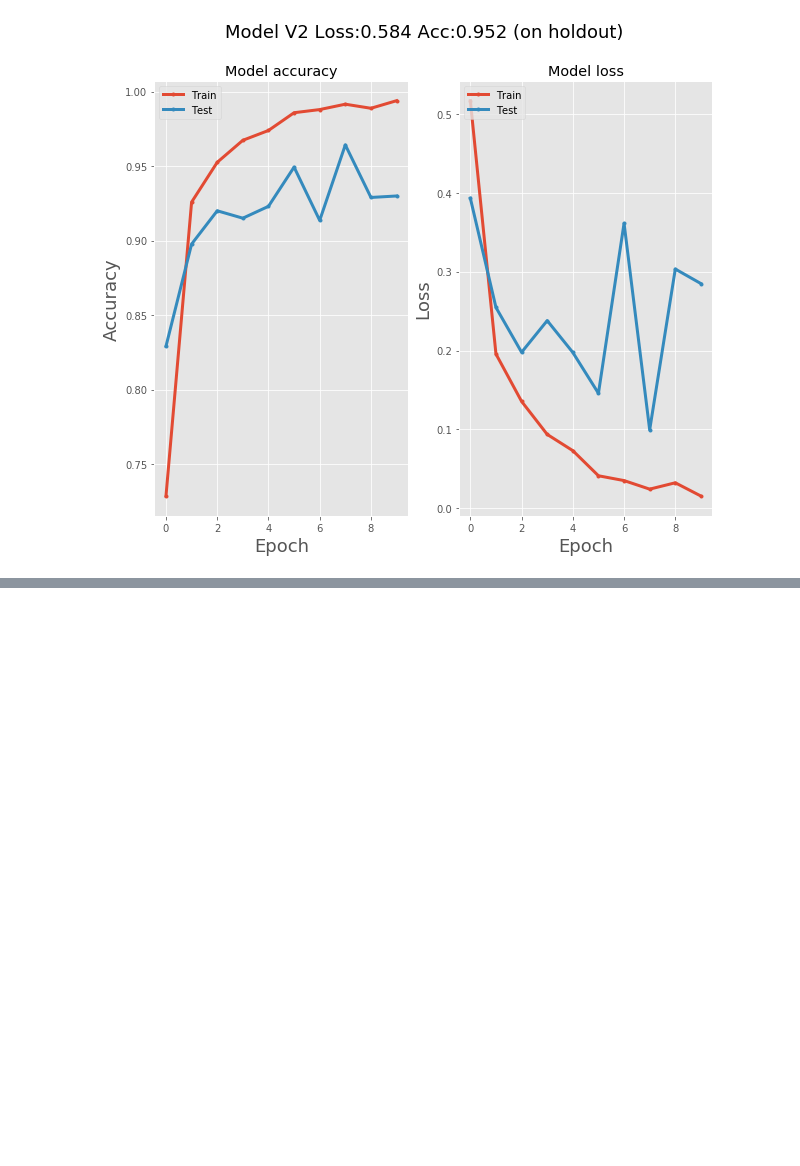
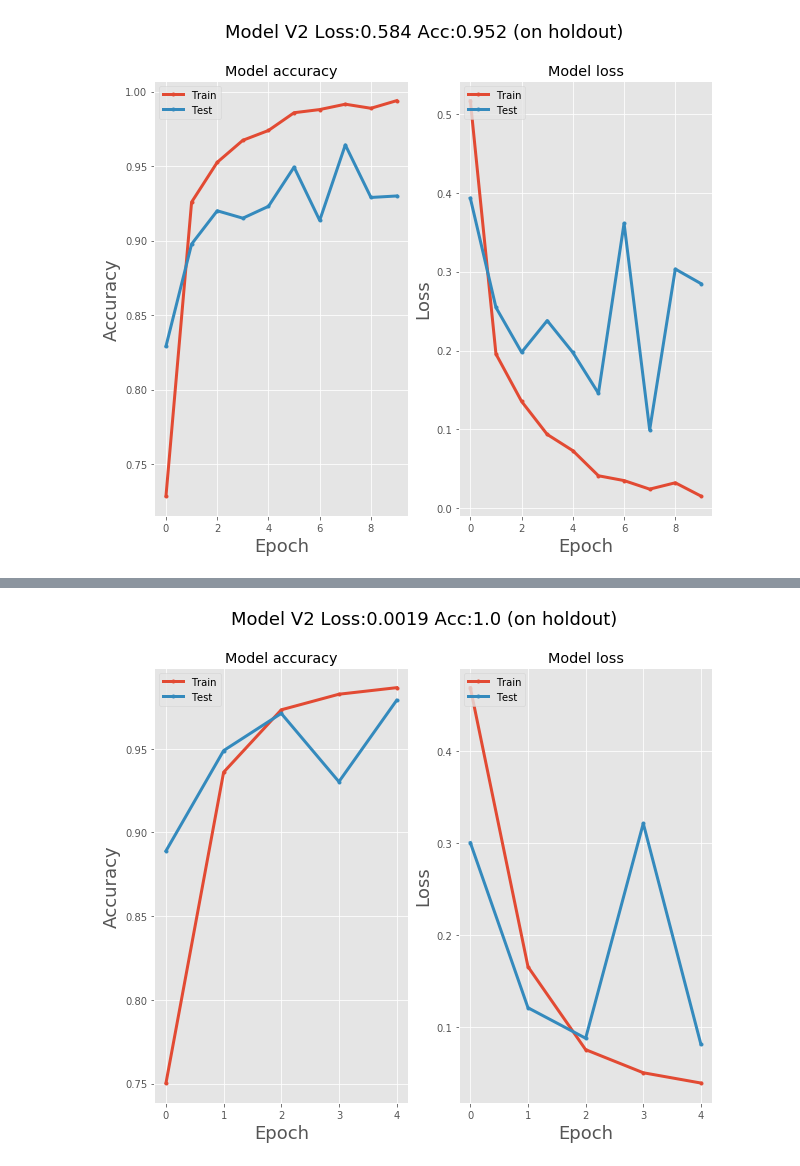
Before and after one commit to ThomasADuffy/Whos-Waldo-Capstone-2, a Jupyter notebook: notebooks/Graphing notebook.ipynb, the cells around one changed output, grey strips where cells are left out. Saved outputs shown, nothing was run; the diff lists cells and outputs as text; code cells hidden in the pictures; blank space fills up the shorter version.

```diff
--- a/notebooks/Graphing notebook.ipynb
+++ b/notebooks/Graphing notebook.ipynb
@@ -23,3 +25,5 @@ df2 = pd.read_csv(os.path.join(MODEL_DIRECTORY,'model_v2_metrics.csv'))
+# %%
+df4 = pd.read_csv(os.path.join(MODEL_DIRECTORY,'model_v4_metrics.csv'))
 # %%
 waldo1 = WaldoCNN(9000, 10, 'data/Keras Generated/Train',
                      'data/Keras Generated/Test',
@@ -42,0 +57,6 @@ Found 21 images belonging to 2 classes.
+# %%
+waldo4 = WaldoCNN(9000, 10, 'data/Keras Generated/New_Train',
+                     'data/Keras Generated/Test',
+                     'data/Keras Generated/Holdout', 2,
+                     load_model=os.path.join(MODEL_DIRECTORY,
+                                             'model_v4.h5'))
@@ -53,0 +84,4 @@ waldoplt2.create_accuracy_loss(os.path.join(IMGS_DIRECTORY,'model_V2_plot.jpg'))
+# %%
+waldoplt4.create_accuracy_loss(os.path.join(IMGS_DIRECTORY,'model_V4_plot.jpg'))
+# %% [output]
+[figure, added]
```
Also changed, not shown: parts of 14 cells of this notebook, 3 other files.
